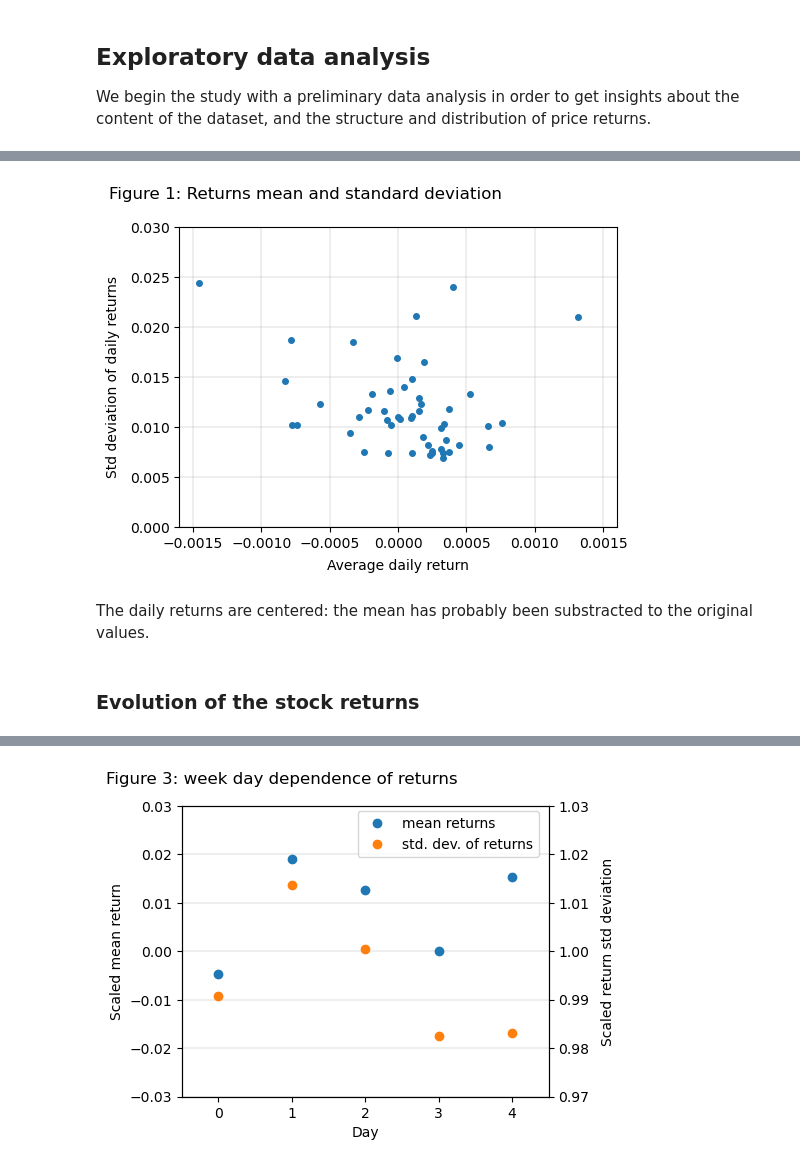
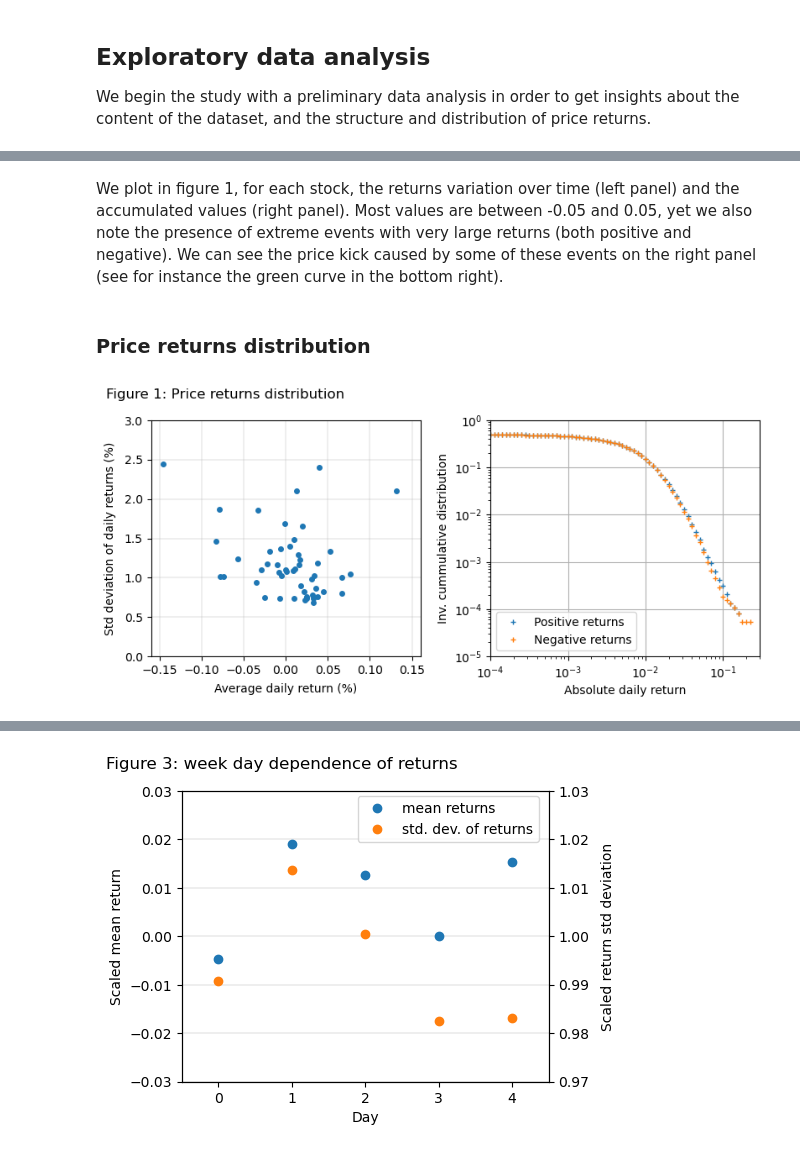
Before and after one commit to netesf13d/stock-market-returns-prediction, a Jupyter notebook: Stock_market_returns_pred.ipynb, the cells around one changed output, grey strips where cells are left out. Saved outputs shown, nothing was run; the diff lists cells and outputs as text; code cells hidden in the pictures.

```diff
--- a/Stock_market_returns_pred.ipynb
+++ b/Stock_market_returns_pred.ipynb
@@ -67,4 +70,4 @@ from sklearn.linear_model import LinearRegression, Lasso
 
 We begin the study with a preliminary data analysis in order to get insights about the content of the dataset, and the structure and distribution of price returns.
 # %%
-stock_returns = np.loadtxt('./X_train_YG7NZSq.csv', delimiter=',', skiprows=1)[:, 1:]
+stock_returns = np.loadtxt('./X_train.csv', delimiter=',', skiprows=1)[:, 1:]
@@ -75,24 +119,42 @@ We begin by getting insights about seasonality effet and time variation of some
+# %% [markdown]
+We plot in figure 1, for each stock, the returns variation over time (left panel) and the accumulated values (right panel). Most values are between -0.05 and 0.05, yet we also note the presence of extreme events with very large returns (both positive and negative). We can see the price kick caused by some of these events on the right panel (see for instance the green curve in the bottom right).
+# %% [markdown]
+### Price returns distribution
+# %%
+vals = np.logspace([-4], [0], 81)
+pos_returns_cdf = np.mean(stock_returns.ravel() >= vals, axis=1)
+neg_returns_cdf = np.mean(stock_returns.ravel() <= -vals, axis=1)
 # %%
-fig1, ax1 = plt.subplots(
-    nrows=1, ncols=1, sharey=False, figsize=(5.4, 4.), dpi=100,
-    gridspec_kw={'left': 0.15, 'right': 0.96, 'top': 0.88, 'bottom': 0.13, 'wspace': 0.24})
-fig1.suptitle("Figure 1: Returns mean and standard deviation",
+fig2, axs2 = plt.subplots(
+    nrows=1, ncols=2, sharey=False, figsize=(8.2, 3.8), dpi=100,
+    gridspec_kw={'left': 0.085, 'right': 0.97, 'top': 0.88, 'bottom': 0.14, 'wspace': 0.26})
+fig2.suptitle("Figure 1: Price returns distribution",
               x=0.02, ha='left')
 
-ax1.plot(np.mean(stock_returns, axis=1), np.std(stock_returns, axis=1),
+axs2[0].plot(100*np.mean(stock_returns, axis=1),
+             100*np.std(stock_returns, axis=1),
          linestyle='', marker='o', markersize=4)
 
-ax1.set_xlim(-0.0016, 0.0016)
-ax1.set_xlabel('Average daily return', labelpad=6)
-ax1.set_ylim(0, 0.03)
-ax1.set_ylabel('Std deviation of daily returns', labelpad=7)
-ax1.grid(visible=True, linewidth=0.3)
+axs2[0].set_xlim(-0.16, 0.16)
+axs2[0].set_xlabel('Average daily return (%)', labelpad=6)
+axs2[0].set_ylim(0, 3)
+axs2[0].set_ylabel('Std deviation of daily returns (%)', labelpad=7)
+axs2[0].grid(visible=True, linewidth=0.3)
+
+axs2[1].plot(vals, pos_returns_cdf, marker='+', linestyle='', markersize=4,
+             label='Positive returns')
+axs2[1].plot(vals, neg_returns_cdf, marker='+', linestyle='', markersize=4,
+             label='Negative returns')
+axs2[1].set_xscale('log')
+axs2[1].set_xlim(1e-4, 3e-1)
+axs2[1].set_yscale('log')
+axs2[1].set_ylim(1e-5, 1)
+axs2[1].grid(visible=True)
+axs2[1].set_xlabel('Absolute daily return')
+axs2[1].set_ylabel('Inv. cummulative distribution')
+axs2[1].legend()
 
 
 plt.show()
 # %% [output]
-[figure, old version]
+[figure, new version]
-# %% [markdown]
-The daily returns are centered: the mean has probably been substracted to the original values.
-# %% [markdown]
-### Evolution of the stock returns
```
Also changed, not shown: parts of 41 cells of this notebook, 4 other files.
